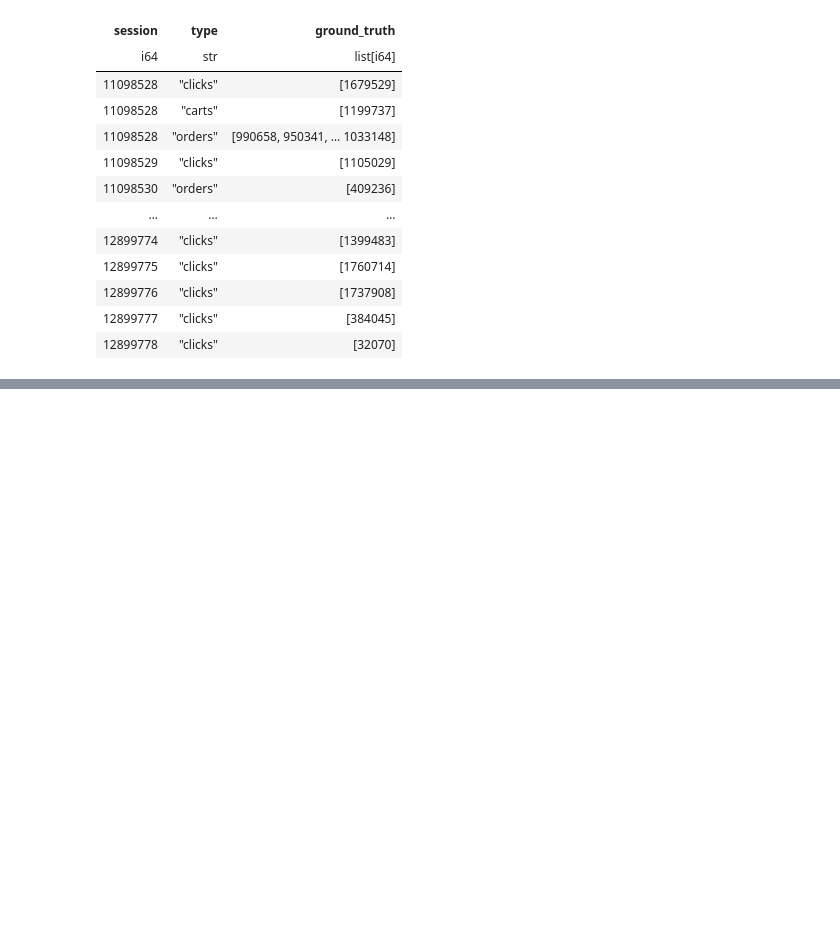
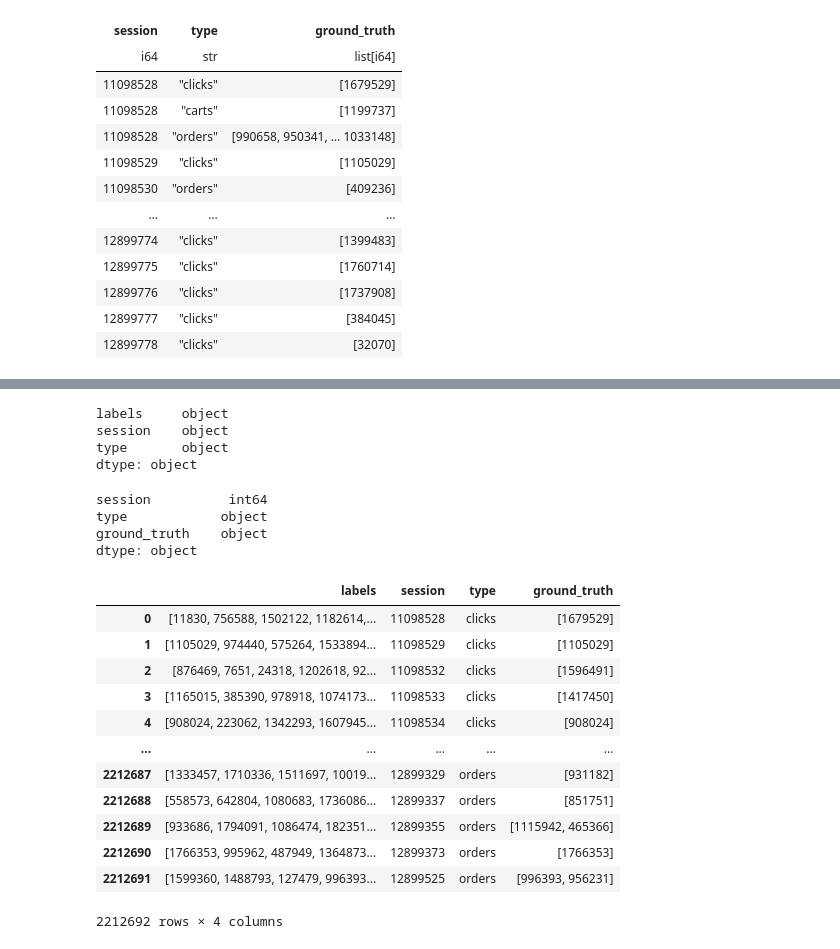
Before and after one commit to ChronusGong/ml_project, a Jupyter notebook: project_code/project.ipynb, the cells around one changed output, grey strips where cells are left out. Drawn from its saved outputs; the diff is of its cells as text; code cells hidden in the pictures; blank space fills up the shorter version.

```diff
--- a/project_code/project.ipynb
+++ b/project_code/project.ipynb
@@ -747,3 +747,5 @@ shape: (2_212_692, 3)
 | 12899776 | "clicks" | [1737908] |
 | 12899777 | "clicks" | [384045] |
 | 12899778 | "clicks" | [32070] |
+# %%
+test_labels = test_labels.to_pandas()
@@ -749,0 +757,4 @@ shape: (2_212_692, 3)
+# %%
+submission[['session', 'type']] = submission['session_type'].str.split('_', expand=True)
+submission.drop(columns=['session_type'], inplace=True)
+display(submission)
@@ -749,0 +780,3 @@ shape: (2_212_692, 3)
+# %%
+submission['labels'] = submission['labels'].str.split(' ')
+display(submission)
@@ -749,0 +810,23 @@ shape: (2_212_692, 3)
+# %%
+
+
+# # calculate click score
+# submission_click = submission[submission['type']=="clicks"]
+# test_labels_click = test_labels[test_labels['type']=="clicks"]
+
+# prediction_click = submission_click['labels'].tolist()
+# ground_truth = test_labels_click['ground_truth'].tolist()
+
+print(submission.dtypes)
+# %% [output]
+labels     object
+session    object
+type       object
+dtype: object
+# %%
+print(test_labels.dtypes)
+# %% [output]
+session          int64
+type            object
+ground_truth    object
+dtype: object
@@ -749,0 +835,17 @@ shape: (2_212_692, 3)
+# %%
+df_merge = submission.merge(test_labels, on=['session', 'type'], how='inner')
+display(df_merge)
+# %% [output]
+|  | labels | session | type | ground_truth |
+| 0 | [11830, 756588, 1502122, 1182614,... | 11098528 | clicks | [1679529] |
+| 1 | [1105029, 974440, 575264, 1533894... | 11098529 | clicks | [1105029] |
+| 2 | [876469, 7651, 24318, 1202618, 92... | 11098532 | clicks | [1596491] |
+| 3 | [1165015, 385390, 978918, 1074173... | 11098533 | clicks | [1417450] |
+| 4 | [908024, 223062, 1342293, 1607945... | 11098534 | clicks | [908024] |
+| ... | ... | ... | ... | ... |
+| 2212687 | [1333457, 1710336, 1511697, 10019... | 12899329 | orders | [931182] |
+| 2212688 | [558573, 642804, 1080683, 1736086... | 12899337 | orders | [851751] |
+| 2212689 | [933686, 1794091, 1086474, 182351... | 12899355 | orders | [1115942, 465366] |
+| 2212690 | [1766353, 995962, 487949, 1364873... | 12899373 | orders | [1766353] |
+| 2212691 | [1599360, 1488793, 127479, 996393... | 12899525 | orders | [996393, 956231] |
+2212692 rows × 4 columns
```
Also changed, not shown: parts of 23 cells of this notebook.
